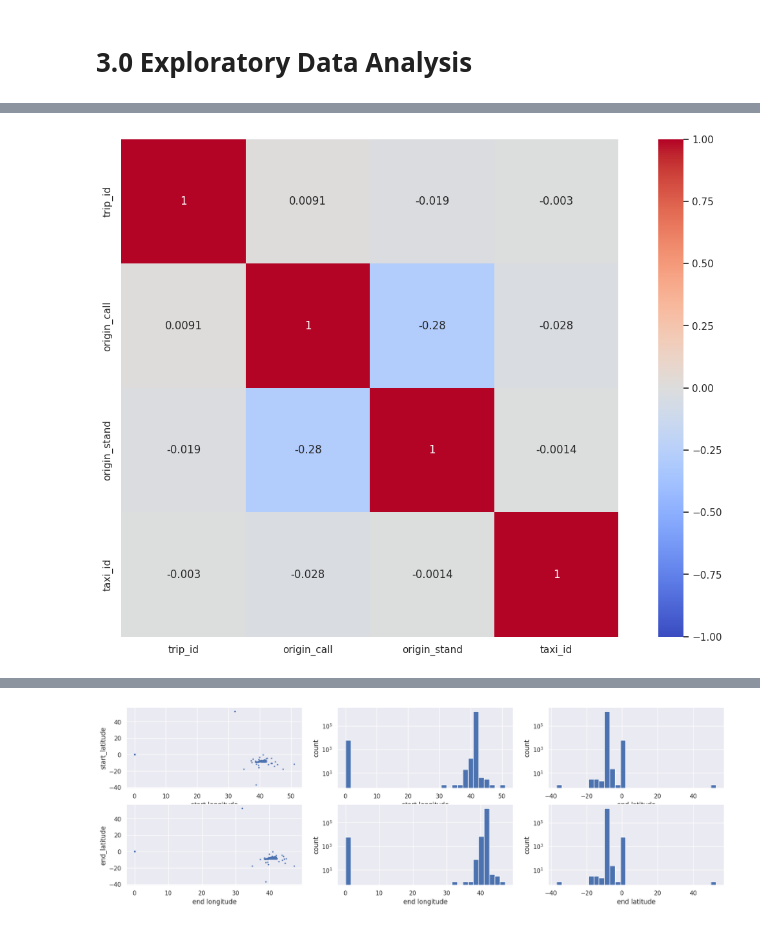
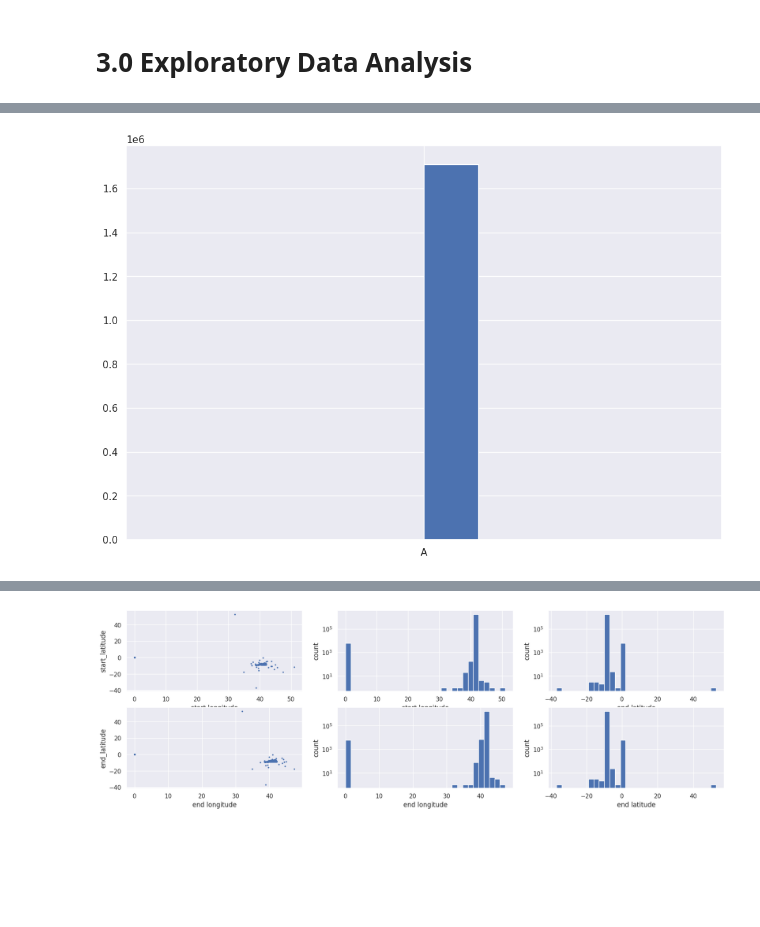
Before and after one commit to douglasaturnino/taxi_trajectory_prediction, a Jupyter notebook: notebooks/taxi.ipynb, the cells around one changed output, grey strips where cells are left out. Saved outputs shown, nothing was run; the diff lists cells and outputs as text; code cells hidden in the pictures; blank space fills up the shorter version.

```diff
--- a/notebooks/taxi.ipynb
+++ b/notebooks/taxi.ipynb
@@ -262,5 +274,5 @@ cat_attributes['call_type'].hist();
-# %%
-correlation = num_attributes.corr(method='pearson')
-sns.heatmap(correlation, annot = True, vmin=-1, vmax=1, center= 0, cmap= 'coolwarm',square=True);
-# %% [output]
-[figure, removed]
+# %%
+# day_type
+cat_attributes['day_type'].hist();
+# %% [output]
+[figure, added]
```
Also changed, not shown: parts of 55 cells of this notebook, 2 other files.
